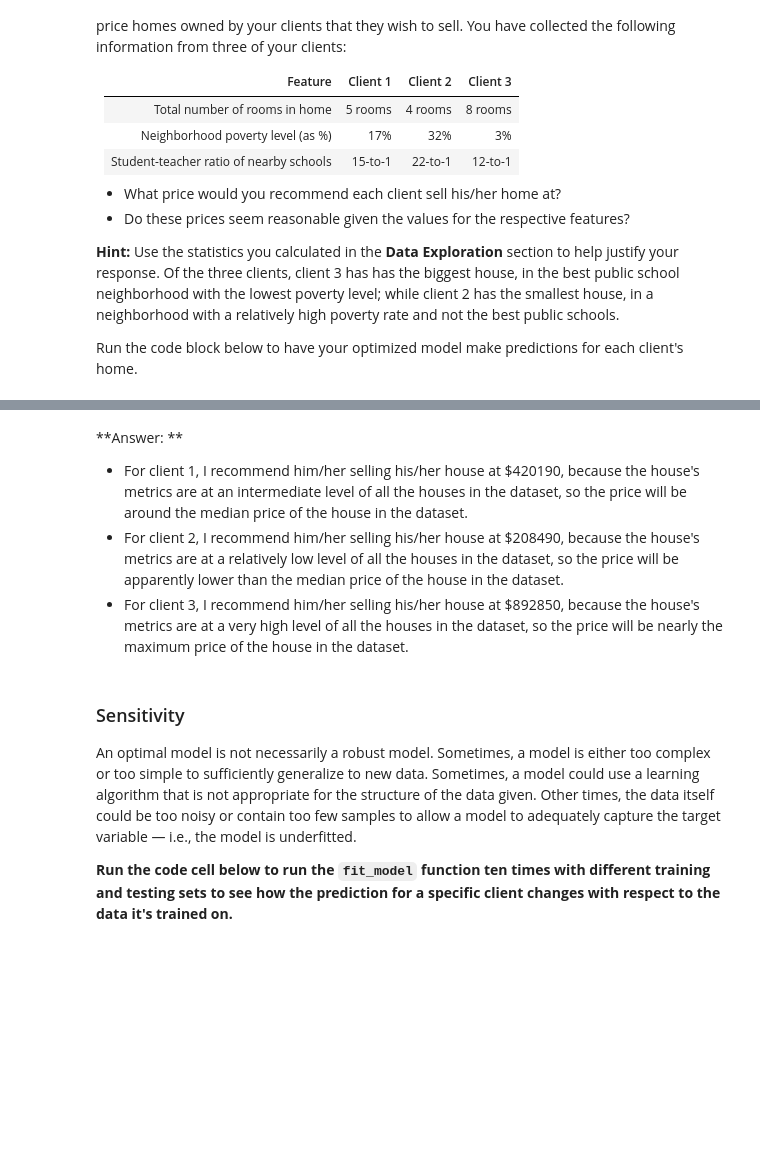
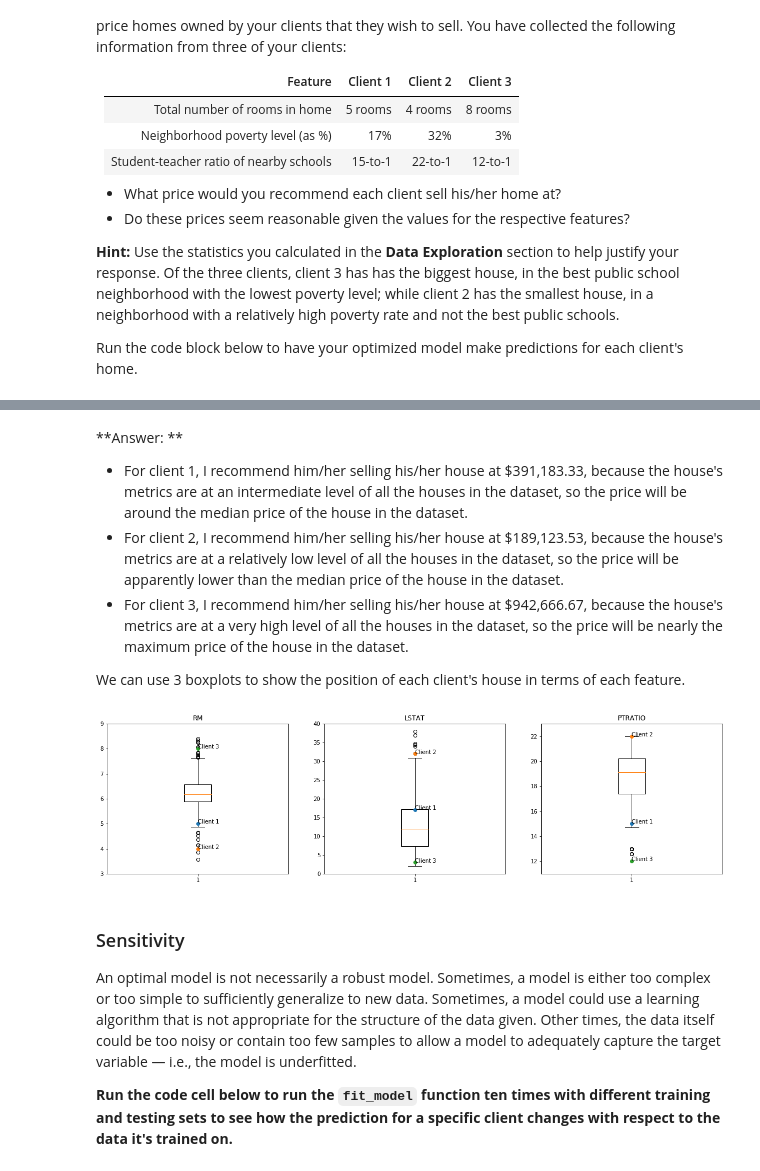
Before and after one commit to ShiChJ/Machine-Learning-Engineer-Nanodegree-EN, a Jupyter notebook: 01-Predicting Boston Housing Prices/boston_housing.ipynb, the cells around one changed output, grey strips where cells are left out. Saved outputs shown, nothing was run; the diff lists cells and outputs as text; code cells hidden in the pictures; blank space fills up the shorter version.

```diff
--- a/01-Predicting Boston Housing Prices/boston_housing.ipynb
+++ b/01-Predicting Boston Housing Prices/boston_housing.ipynb
@@ -387,9 +387,25 @@ Predicted selling price for Client 3's home: $892,850.00
 # %% [markdown]
 **Answer: **
 
-- For client 1, I recommend him/her selling his/her house at \$420190, because the house's metrics are at an intermediate level of all the houses in the dataset, so the price will be around the median price of the house in the dataset.
-- For client 2, I recommend him/her selling his/her house at \$208490, because the house's metrics are at a relatively low level of all the houses in the dataset, so the price will be apparently lower than the median price of the house in the dataset.
-- For client 3, I recommend him/her selling his/her house at \$892850, because the house's metrics are at a very high level of all the houses in the dataset, so the price will be nearly the maximum price of the house in the dataset.
+- For client 1, I recommend him/her selling his/her house at \$391,183.33, because the house's metrics are at an intermediate level of all the houses in the dataset, so the price will be around the median price of the house in the dataset.
+- For client 2, I recommend him/her selling his/her house at \$189,123.53, because the house's metrics are at a relatively low level of all the houses in the dataset, so the price will be apparently lower than the median price of the house in the dataset.
+- For client 3, I recommend him/her selling his/her house at \$942,666.67, because the house's metrics are at a very high level of all the houses in the dataset, so the price will be nearly the maximum price of the house in the dataset.
+
+We can use 3 boxplots to show the position of each client's house in terms of each feature.
+# %%
+import matplotlib.pyplot as plt
+plt.figure(figsize=(20, 5))
+y_ax = [[3,9],[0,40],[11,23]]
+for i, col in enumerate(features.columns):
+    plt.subplot(1, 3, i+1)
+    plt.boxplot(data[col])
+    plt.title(col)
+    for j in range(3):
+        plt.plot(1, client_data[j][i], marker="o")
+        plt.annotate('Client '+str(j+1), xy=(1,client_data[j][i]))
+        plt.ylim(y_ax[i])
+# %% [output]
+[figure, added]
 # %% [markdown]
 ### Sensitivity
 An optimal model is not necessarily a robust model. Sometimes, a model is either too complex or too simple to sufficiently generalize to new data. Sometimes, a model could use a learning algorithm that is not appropriate for the structure of the data given. Other times, the data itself could be too noisy or contain too few samples to allow a model to adequately capture the target variable — i.e., the model is underfitted.
```
Also changed, not shown: parts of 8 cells of this notebook, 2 other files.
